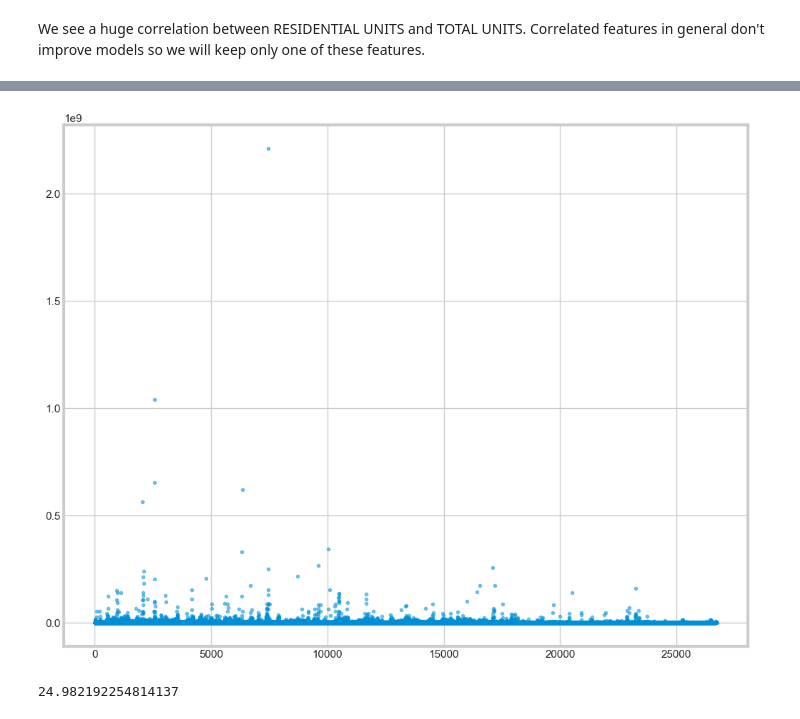
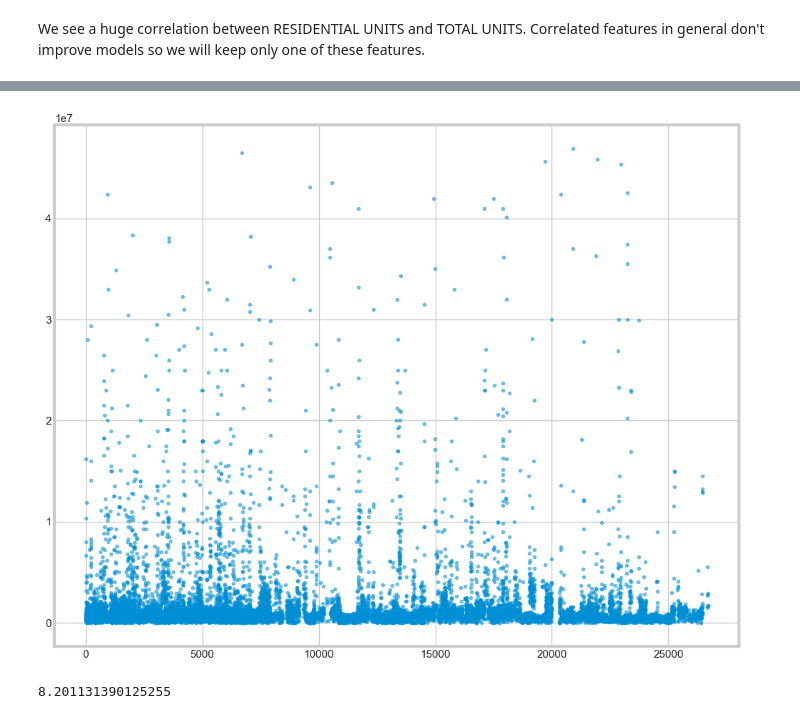
Before and after one commit to baha-ulug/exploratory-analysis, a Jupyter notebook: exploratory_analysis.ipynb, the cells around one changed output, grey strips where cells are left out. Cells and saved outputs as stored; diff of their text form; code cells hidden in the pictures.

```diff
--- a/exploratory_analysis.ipynb
+++ b/exploratory_analysis.ipynb
@@ -448,6 +788,7 @@ cat_cols, num_cols = get_categorical_and_numeric_columns(df, threshold_value)
 # %%
 # Imputing missing values in 'LAND SQUARE FEET' and 'GROSS SQUARE FEET' using the median
-for col in ['LAND SQUARE FEET', 'GROSS SQUARE FEET']:
+for col in ['land_square_feet', 'gross_square_feet']:
+    print(col)
     median_value = df[col].median()
     df[col].fillna(median_value, inplace=True)
 
@@ -455,8 +796,8 @@ for col in ['LAND SQUARE FEET', 'GROSS SQUARE FEET']:
 # Deleting 0 price transfer transactions
 # Deleting nan values of dependence variable
 
-df = df[df["SALE PRICE"] > 0]
-df = df[df["SALE PRICE"].notnull()]
+df = df[df["sale_price"] > 0]
+df = df[df["sale_price"].notnull()]
 
 
 df.info()
@@ -494,7 +835,2 @@ df_after_missing = df.copy()
 # %%
 ################ OUTLIER ANALYSIS
-# %%
-# Removing rows with TOTAL UNITS == 0 and one outlier with 2261 units
-df = df[(df['TOTAL UNITS'] >= 0) & (df['TOTAL UNITS'] != 2261)]
-
-df.shape
@@ -686,0 +1083,5 @@ df.head()
+# %%
+# Creating dummy variables from categorical variables
+one_hot_variables  = ["borough", "tax_class_at_present", "tax_class_at_time_of_sale", "age_category"]
+df = pd.get_dummies(df, columns=one_hot_variables, prefix_sep = "_" , drop_first = True)
+#df.drop(one_hot_variables, axis = 1, inplace = True)
@@ -687,5 +1097,5 @@ df.head()
 # %%
-target_variable = "SALE PRICE"
+target_variable = "sale_price"
 
 def df_split(df):
     X = df.drop(target_variable, axis=1)
@@ -926,20 +1336,20 @@ df.head()
 # %%
-axes = df["SALE PRICE"].plot(
+axes = df["sale_price"].plot(
     marker='.',
     alpha=0.5,
     linestyle='',
     figsize=(11, 9),
     subplots=True
 )
 # %% [output]
-[figure, old version]
+[figure, new version]
 # %%
-df = df[(df['SALE PRICE'] < 5e8) & (df['SALE PRICE'] > 1e5)]
+df = df[(df['sale_price'] < 5e8) & (df['sale_price'] > 1e5)]
 
 
-df["SALE PRICE"].skew()
+df["sale_price"].skew()
 # %% [output]
-24.982192254814137
+8.201131390125255
 # %%
 X_train, X_test, y_train, y_test  = df_split(df)
 # %%
```
Also changed, not shown: parts of 80 cells of this notebook, 2 other files.
